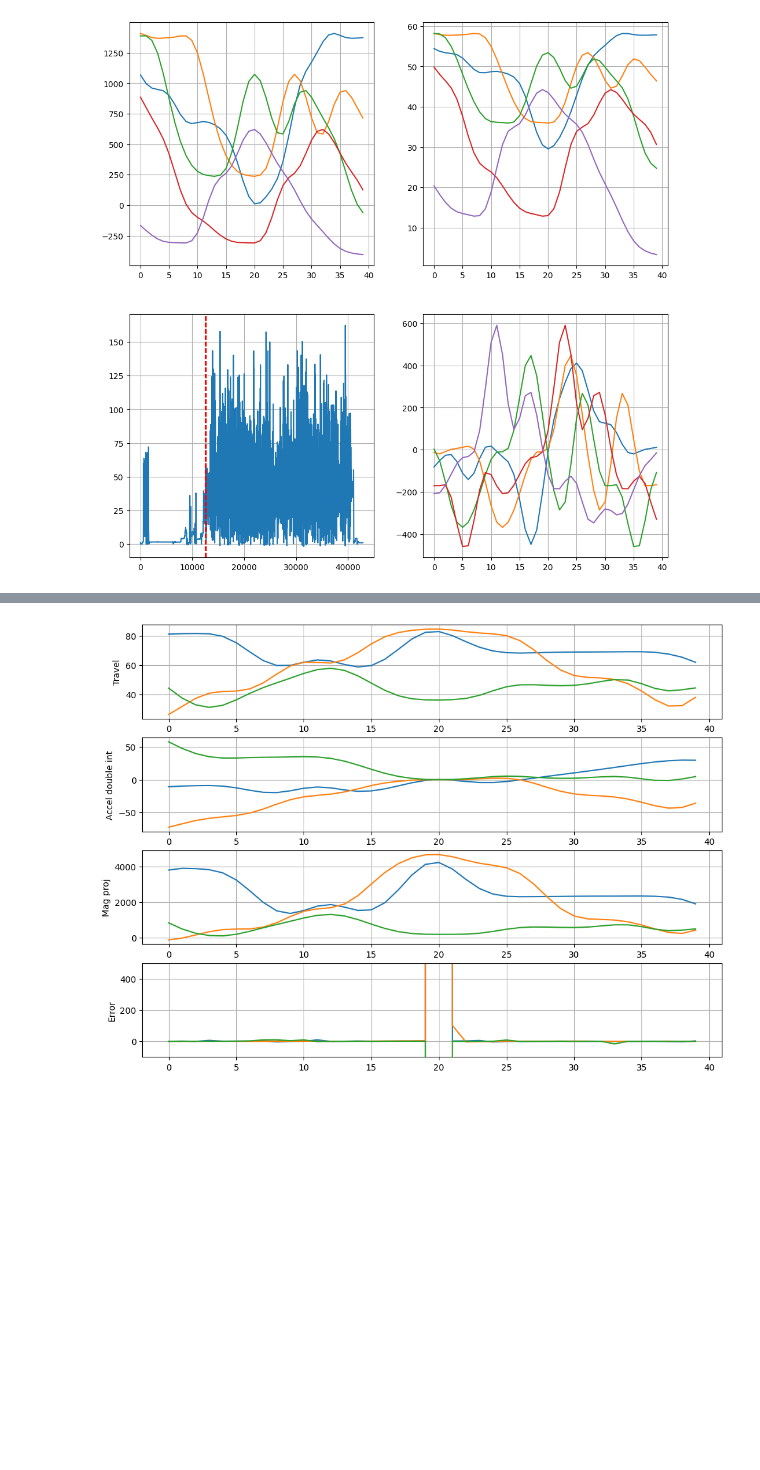
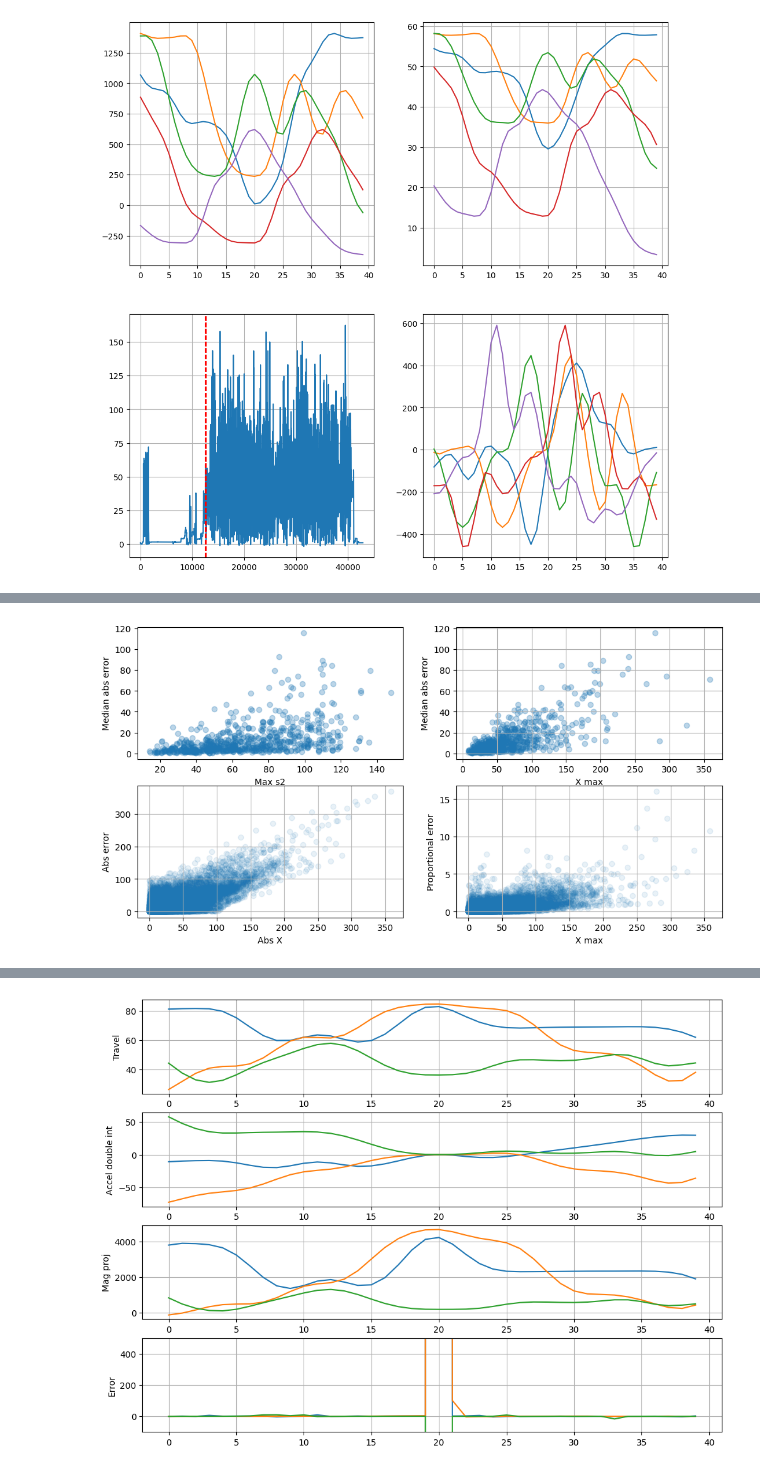
Before and after one commit to colinpate/sus, a Jupyter notebook: notebooks/mag_v_correction.ipynb, the cells around one changed output, grey strips where cells are left out. Cells and saved outputs as stored; diff of their text form; code cells hidden in the pictures; blank space fills up the shorter version.

```diff
--- a/notebooks/mag_v_correction.ipynb
+++ b/notebooks/mag_v_correction.ipynb
@@ -244,0 +245,78 @@ Center offset 1 v abs median 183.8 mean 290.7
+# %%
+max_s2s = np.asarray([np.max(np.abs(a_s2_x[slice_i])) for slice_i in slices])
+trav_meds = np.median(np.asarray(travs), axis=1)
+dtravs = np.max(travs, axis=1) - np.min(travs, axis=1)
+mag_meds = np.median(np.asarray(mags), axis=1)
+absx_meds = np.median(np.abs(np.asarray(xs)), axis=1)
+absx_maxs = np.max(np.abs(np.asarray(xs)), axis=1)
+
+err_arr = np.array(errs)
+abs_err_arr = np.abs(err_arr)
+mae = np.median(abs_err_arr, axis=0)
+me = np.median(err_arr, axis=0)
+med_abs_x = np.median(np.abs(xs), axis=0)
+med_x = np.median(xs, axis=0)
+err_meds = np.median(abs_err_arr, axis=1)
+
+abs_x_flat = np.abs(np.asarray(xs)).flatten()
+err_flat = err_arr.flatten()
+abs_err_flat = abs_err_arr.flatten()
+trav_flat = np.asarray(travs).flatten()
+
+print(len(idxs_filt), err_arr.shape)
+print("Filtered", filts)
+
+s2_over_cap = max_s2s > 100
+print(f"Num over s2 cap: {np.sum(s2_over_cap)} / {len(max_s2s)}")
+
+print(f"Median max s2: {np.median(max_s2s):.1f} mean: {np.mean(max_s2s):.1f}")
+print(f"Mean travel: {np.mean(trav_meds):.1f}")
+print(f"Mean mag: {np.mean(mag_meds):.1f}")
+print(f"Mean abs error: {np.mean(err_meds):.1f}")
+print()
+print(f"Mag to err corr: {np.corrcoef(mag_meds, err_meds)[0, 1]:.3f}")
+print(f"Dtrav to err corr: {np.corrcoef(dtravs, err_meds)[0, 1]:.3f}")
+print(f"Max s2 to err corr: {np.corrcoef(max_s2s, err_meds)[0, 1]:.3f}")
+print(f"Max s2 to dtrav corr: {np.corrcoef(max_s2s, dtravs)[0, 1]:.3f}")
+print(f"X max to err corr: {np.corrcoef(absx_maxs, err_meds)[0, 1]:.3f}")
+print(f"X median to err corr: {np.corrcoef(absx_meds, err_meds)[0, 1]:.3f}")
+print(f"Point X to err corr: {np.corrcoef(abs_x_flat, abs_err_flat)[0, 1]:.3f}")
+
+
+plt.figure(figsize=(12, 6))
+plt.subplot(2, 2, 1)
+plt.scatter(max_s2s, err_meds, alpha=0.3)
+plt.xlabel("Max s2")
+plt.ylabel("Median abs error")
+plt.subplot(2, 2, 2)
+plt.scatter(absx_maxs, err_meds, alpha=0.3)
+plt.xlabel("X max")
+plt.ylabel("Median abs error")
+plt.grid()
+plt.subplot(2, 2, 3)
+plt.scatter(abs_x_flat, abs_err_flat, alpha=0.1)
+plt.xlabel("Abs X")
+plt.ylabel("Abs error")
+plt.grid()
+plt.subplot(2, 2, 4)
+
+at_flat = np.abs(trav_flat)
+trav_mask_i = at_flat > 10
+prop_err = abs_err_flat[trav_mask_i] / at_flat[trav_mask_i]
+ax_filt = abs_x_flat[trav_mask_i]
+print(f"Point X to prop err corr: {np.corrcoef(ax_filt, prop_err)[0, 1]:.3f}")
+
+for p in np.percentile(abs_x_flat, [50, 75, 90, 95, 99]):
+    mask_i = abs_x_flat > p
+    mean_err_p = np.mean(err_flat[mask_i])
+    print(f"Mean error at X {p:.1f}: {mean_err_p:.3f}")
+
+plt.scatter(ax_filt, prop_err, alpha=0.1)
+plt.xlabel("X max")
+plt.ylabel("Proportional error")
+plt.grid()
+
+for offset in range(-1, 2):
+    vs = np.array([np.abs(v[slice_i][chunk_len + offset]) for slice_i in slices])
+    print(f"Center offset {offset} v abs median {np.median(vs):.1f} mean {np.mean(vs):.1f}")
+# %% [output]
@@ -245 +340,2 @@ Center offset 1 v abs median 183.8 mean 290.7
+[figure, added]
 # %%
```
Also changed, not shown: parts of 11 cells of this notebook, 3 other files.
